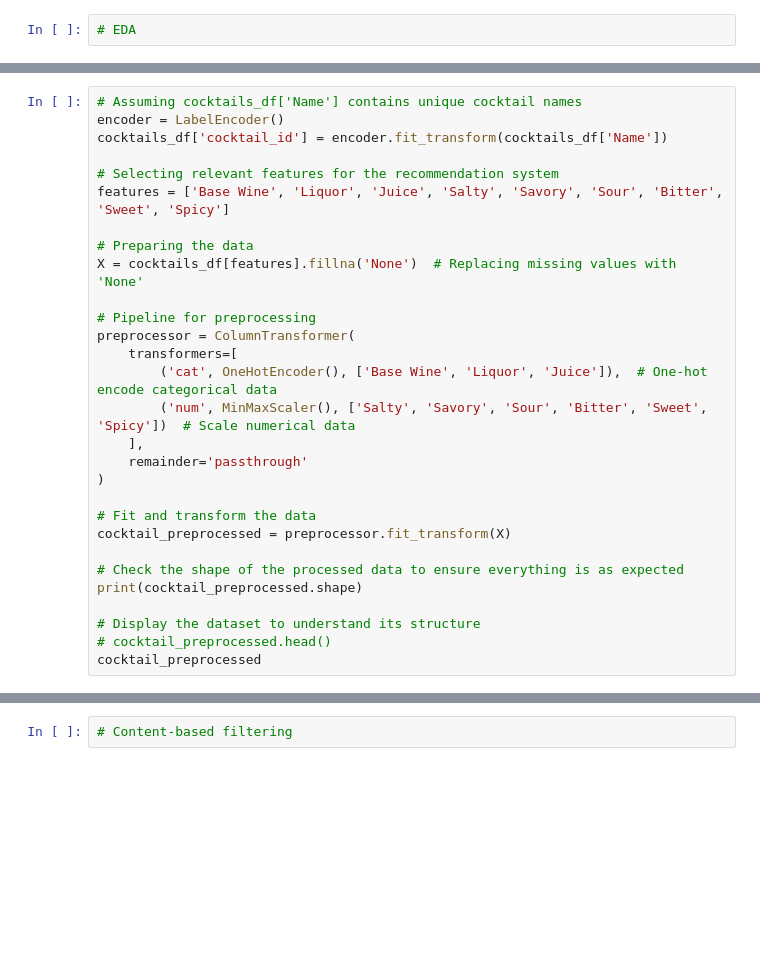
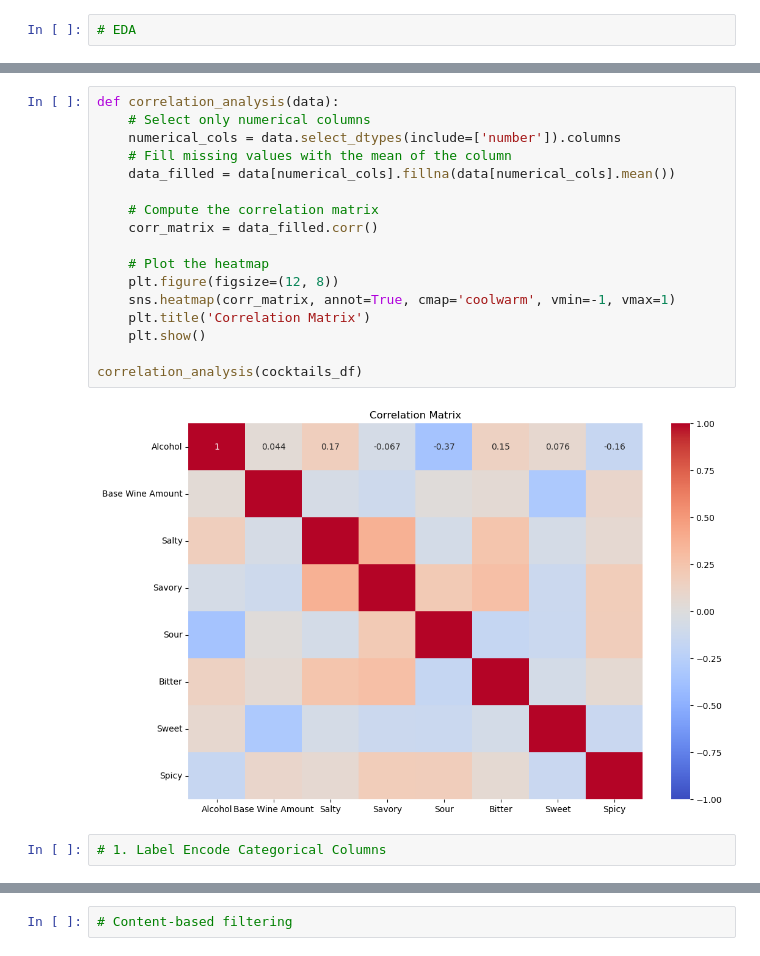
Before and after one commit to dpatel77/CocktailRecommenderSystem, a Jupyter notebook: Cocktails2.ipynb, the cells around one changed output, grey strips where cells are left out. Saved outputs shown, nothing was run; the diff lists cells and outputs as text; blank space fills up the shorter version.

```diff
--- a/Cocktails2.ipynb
+++ b/Cocktails2.ipynb
@@ -85,29 +93,21 @@ eda_cocktails(cocktails_df)
-# %%
-# Assuming cocktails_df['Name'] contains unique cocktail names
-encoder = LabelEncoder()
-cocktails_df['cocktail_id'] = encoder.fit_transform(cocktails_df['Name'])
-
-# Selecting relevant features for the recommendation system
-features = ['Base Wine', 'Liquor', 'Juice', 'Salty', 'Savory', 'Sour', 'Bitter', 'Sweet', 'Spicy']
-
-# Preparing the data
-X = cocktails_df[features].fillna('None')  # Replacing missing values with 'None'
-
-# Pipeline for preprocessing
-preprocessor = ColumnTransformer(
-    transformers=[
-        ('cat', OneHotEncoder(), ['Base Wine', 'Liquor', 'Juice']),  # One-hot encode categorical data
-        ('num', MinMaxScaler(), ['Salty', 'Savory', 'Sour', 'Bitter', 'Sweet', 'Spicy'])  # Scale numerical data
-    ],
-    remainder='passthrough'
-)
-
-# Fit and transform the data
-cocktail_preprocessed = preprocessor.fit_transform(X)
-
-# Check the shape of the processed data to ensure everything is as expected
-print(cocktail_preprocessed.shape)
-
-# Display the dataset to understand its structure
-# cocktail_preprocessed.head()
-cocktail_preprocessed
+# %%
+def correlation_analysis(data):
+    # Select only numerical columns
+    numerical_cols = data.select_dtypes(include=['number']).columns
+    # Fill missing values with the mean of the column
+    data_filled = data[numerical_cols].fillna(data[numerical_cols].mean())
+
+    # Compute the correlation matrix
+    corr_matrix = data_filled.corr()
+
+    # Plot the heatmap
+    plt.figure(figsize=(12, 8))
+    sns.heatmap(corr_matrix, annot=True, cmap='coolwarm', vmin=-1, vmax=1)
+    plt.title('Correlation Matrix')
+    plt.show()
+
+correlation_analysis(cocktails_df)
+# %% [output]
+[figure, added]
+# %%
+# 1. Label Encode Categorical Columns
```
Also changed, not shown: parts of 12 cells of this notebook.
